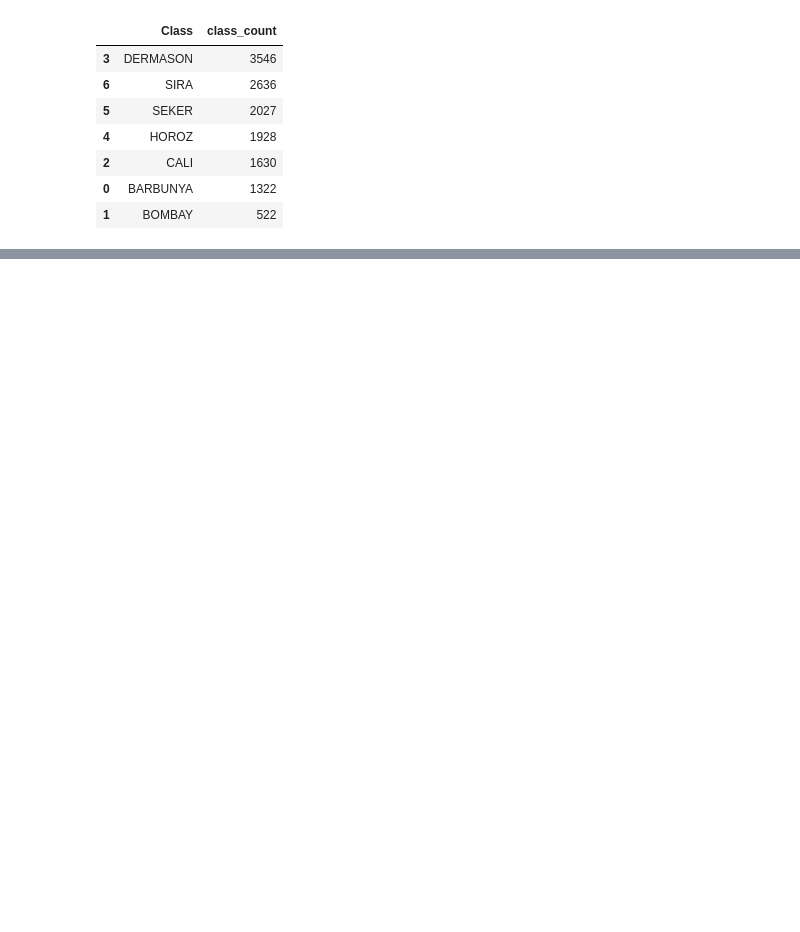
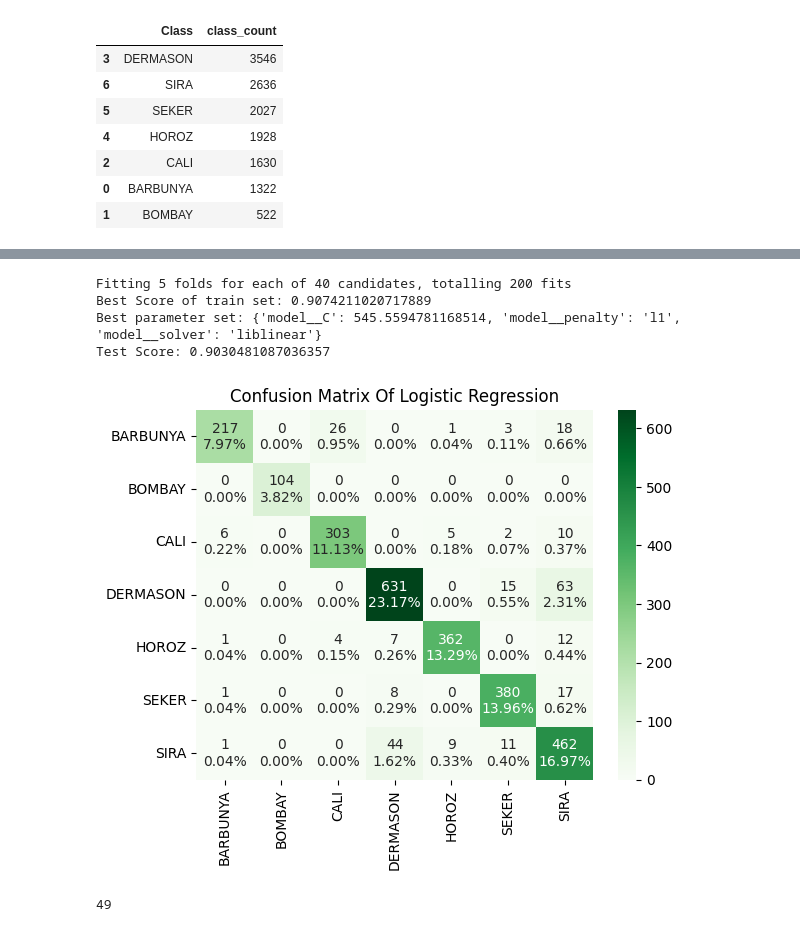
Before and after one commit to amin-eghbalian/dry_bean, a Jupyter notebook: dry_bean.ipynb, the cells around one changed output, grey strips where cells are left out. Cells and saved outputs as stored; diff of their text form; code cells hidden in the pictures; blank space fills up the shorter version.

```diff
--- a/dry_bean.ipynb
+++ b/dry_bean.ipynb
@@ -55,0 +309,51 @@ plt.show()
+# %%
+from sklearn.model_selection import GridSearchCV
+
+grid_search_logistic_regression = GridSearchCV(
+    log_reg_clf_pipeline,
+    param_grid=param_grid_logistic_regression,
+    cv=5,
+    scoring="accuracy",
+    verbose=True,
+    n_jobs=-1,
+)
+# %%
+grid_search_logistic_regression.fit(X_train, y_train)
+
+print("Best Score of train set: " + str(grid_search_logistic_regression.best_score_))
+print("Best parameter set: " + str(grid_search_logistic_regression.best_params_))
+print("Test Score: " + str(grid_search_logistic_regression.score(X_valid, y_valid)))
+# %% [output]
+Fitting 5 folds for each of 40 candidates, totalling 200 fits
+Best Score of train set: 0.9074211020717889
+Best parameter set: {'model__C': 545.5594781168514, 'model__penalty': 'l1', 'model__solver': 'liblinear'}
+Test Score: 0.9030481087036357
+# %%
+y_pred_logistic = grid_search_logistic_regression.best_estimator_.predict(X_valid)
+# %%
+confusion_matrix_logistic = confusion_matrix(y_valid, y_pred_logistic)
+# %%
+labels = ["BARBUNYA","BOMBAY","CALI","DERMASON","HOROZ","SEKER","SIRA"]
+group_names = ["BARBUNYA","BOMBAY","CALI","DERMASON","HOROZ","SEKER","SIRA"]
+group_counts = [
+    "{0:0.0f}".format(value) for value in confusion_matrix_logistic.flatten()
+]
+group_percentages = [
+    "{0:.2%}".format(value)
+    for value in confusion_matrix_logistic.flatten() / np.sum(confusion_matrix_logistic)
+]
+labels_matrix = [
+    f"{v1}\n{v2}"
+    for v1, v2 in zip(group_counts, group_percentages)
+]
+labels_matrix = np.asarray(labels_matrix).reshape(7, 7)
+sns.heatmap(confusion_matrix_logistic, annot=labels_matrix, fmt="", cmap="Greens",
+            xticklabels = labels, yticklabels = labels)
+plt.title("Confusion Matrix Of Logistic Regression")
+plt.show()
+# %% [output]
+[figure, added]
+# %%
+len(group_percentages)
+# %% [output]
+49
```
Also changed, not shown: parts of 43 cells of this notebook.
